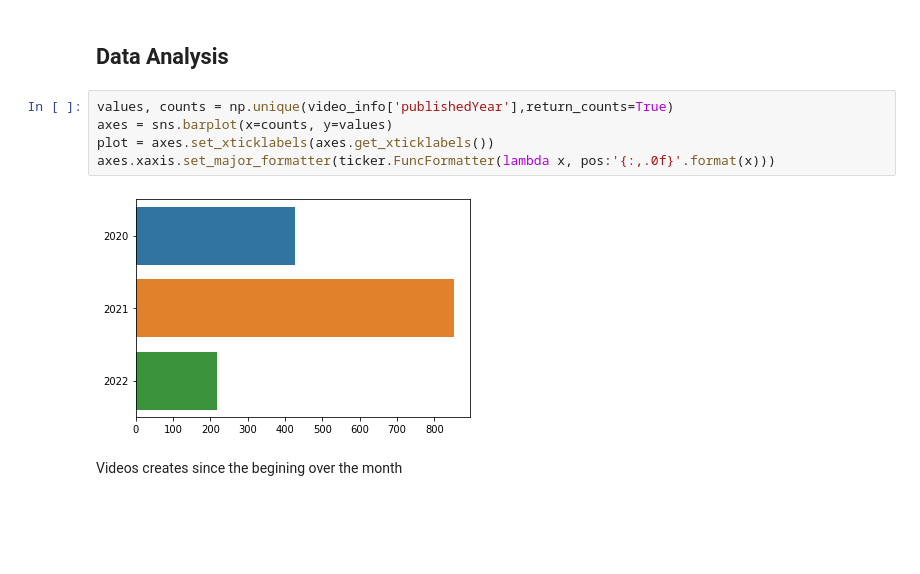
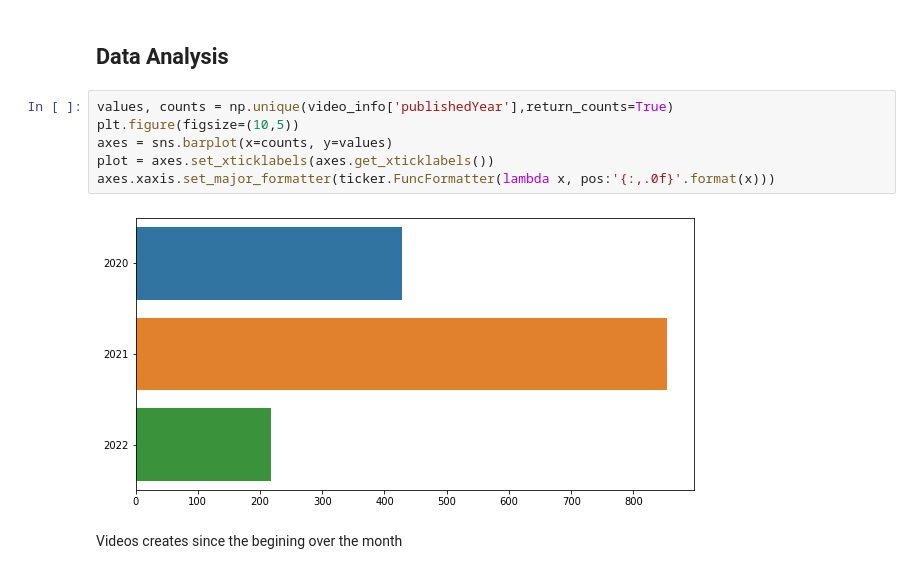
Before and after one commit to burimvrella/youtubeAPI, a Jupyter notebook: YoutubeDataMining.ipynb, the cells around one changed output. Saved outputs shown, nothing was run; the diff lists cells and outputs as text; blank space fills up the shorter version.

Commit message:
Some changes on the diagrams

```diff
--- a/YoutubeDataMining.ipynb
+++ b/YoutubeDataMining.ipynb
@@ -232,11 +219,12 @@ video_info
 ## Data Analysis
 # %%
 values, counts = np.unique(video_info['publishedYear'],return_counts=True)
+plt.figure(figsize=(10,5))
 axes = sns.barplot(x=counts, y=values)
 plot = axes.set_xticklabels(axes.get_xticklabels())
 axes.xaxis.set_major_formatter(ticker.FuncFormatter(lambda x, pos:'{:,.0f}'.format(x)))
 # %% [output]
-[figure, old version]
+[figure, new version]
 # %% [markdown]
 Videos creates since the begining over the month
 # %%
```
Also changed, not shown: parts of 8 cells of this notebook.
